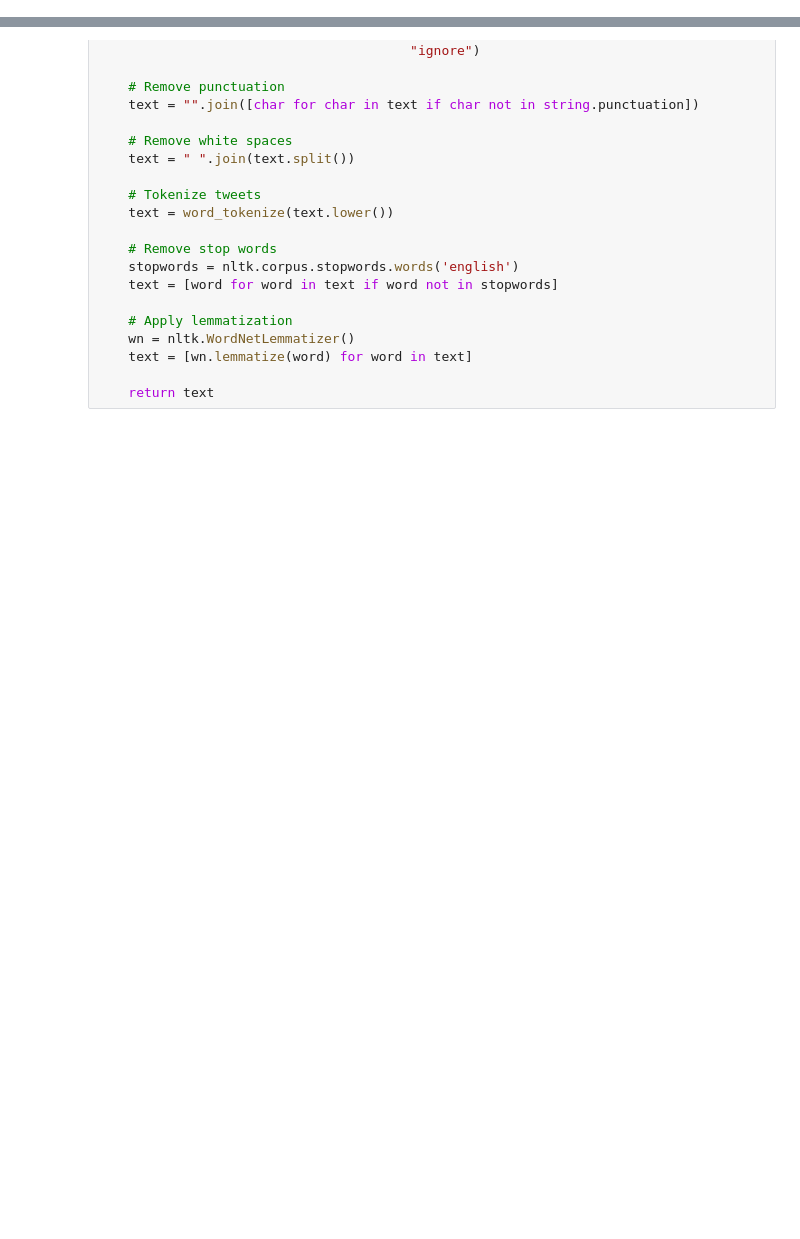
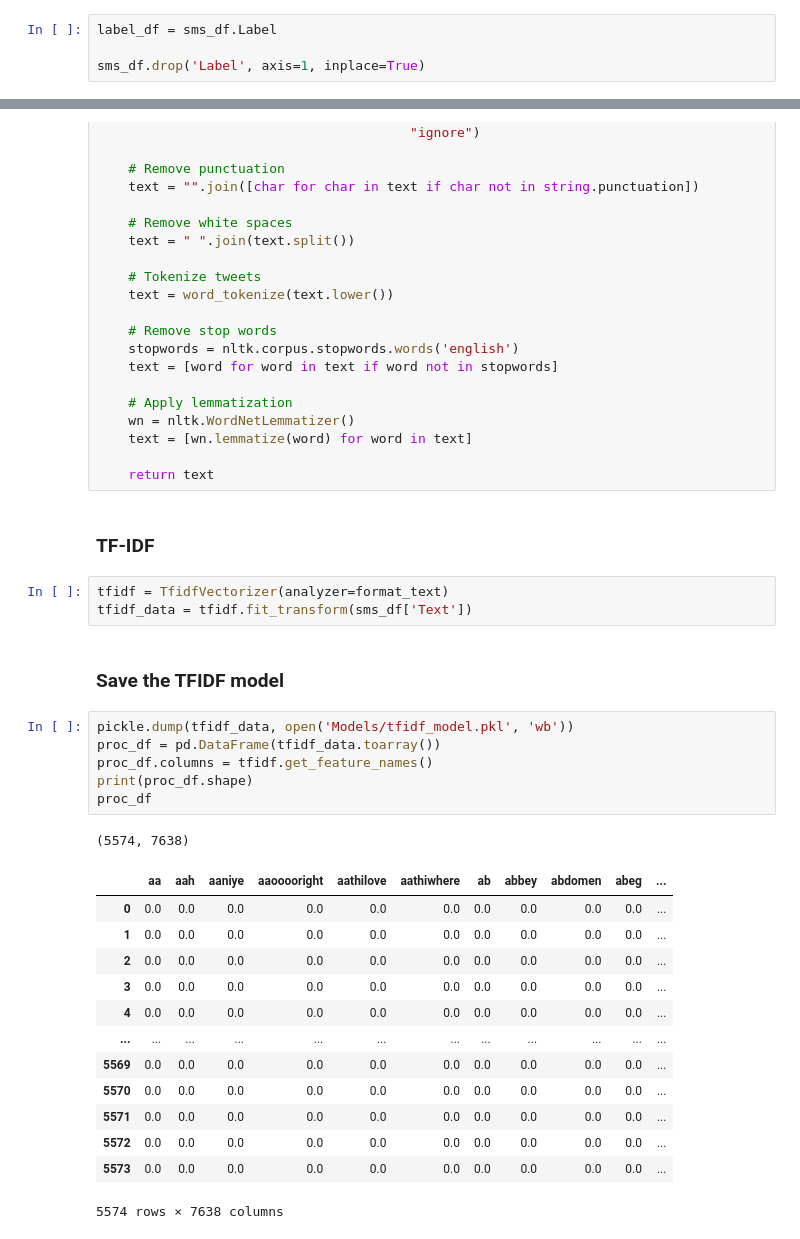
Before and after one commit to Ashish-Sasna/HAM-SPAM-Classifier, a Jupyter notebook: Scripts/SMS_Classifier.ipynb, the cells around one changed output, grey strips where cells are left out. Saved outputs shown, nothing was run; the diff lists cells and outputs as text; blank space fills up the shorter version.

```diff
--- a/Scripts/SMS_Classifier.ipynb
+++ b/Scripts/SMS_Classifier.ipynb
@@ -177,3 +223,7 @@ Average word length of HAM text messages is less than the other. The average wor
+# %%
+label_df = sms_df.Label
+
+sms_df.drop('Label', axis=1, inplace=True)
 # %%
 contractions_dict = {
     "ain't": "am not",
@@ -370,3 +420,31 @@ def format_text(text):
     text = [wn.lemmatize(word) for word in text]
 
     return text
+# %% [markdown]
+### TF-IDF
+# %%
+tfidf = TfidfVectorizer(analyzer=format_text)
+tfidf_data = tfidf.fit_transform(sms_df['Text'])
+# %% [markdown]
+### Save the TFIDF model
+# %%
+pickle.dump(tfidf_data, open('Models/tfidf_model.pkl', 'wb'))
+proc_df = pd.DataFrame(tfidf_data.toarray())
+proc_df.columns = tfidf.get_feature_names()
+print(proc_df.shape)
+proc_df
+# %% [output]
+(5574, 7638)
+|  | aa | aah | aaniye | aaooooright | aathilove | aathiwhere | ab | abbey | abdomen | abeg | ... |
+| 0 | 0.0 | 0.0 | 0.0 | 0.0 | 0.0 | 0.0 | 0.0 | 0.0 | 0.0 | 0.0 | ... |
+| 1 | 0.0 | 0.0 | 0.0 | 0.0 | 0.0 | 0.0 | 0.0 | 0.0 | 0.0 | 0.0 | ... |
+| 2 | 0.0 | 0.0 | 0.0 | 0.0 | 0.0 | 0.0 | 0.0 | 0.0 | 0.0 | 0.0 | ... |
+| 3 | 0.0 | 0.0 | 0.0 | 0.0 | 0.0 | 0.0 | 0.0 | 0.0 | 0.0 | 0.0 | ... |
+| 4 | 0.0 | 0.0 | 0.0 | 0.0 | 0.0 | 0.0 | 0.0 | 0.0 | 0.0 | 0.0 | ... |
+| ... | ... | ... | ... | ... | ... | ... | ... | ... | ... | ... | ... |
+| 5569 | 0.0 | 0.0 | 0.0 | 0.0 | 0.0 | 0.0 | 0.0 | 0.0 | 0.0 | 0.0 | ... |
+| 5570 | 0.0 | 0.0 | 0.0 | 0.0 | 0.0 | 0.0 | 0.0 | 0.0 | 0.0 | 0.0 | ... |
+| 5571 | 0.0 | 0.0 | 0.0 | 0.0 | 0.0 | 0.0 | 0.0 | 0.0 | 0.0 | 0.0 | ... |
+| 5572 | 0.0 | 0.0 | 0.0 | 0.0 | 0.0 | 0.0 | 0.0 | 0.0 | 0.0 | 0.0 | ... |
+| 5573 | 0.0 | 0.0 | 0.0 | 0.0 | 0.0 | 0.0 | 0.0 | 0.0 | 0.0 | 0.0 | ... |
+5574 rows × 7638 columns
```
Also changed, not shown: parts of 7 cells of this notebook, 1 other file.
